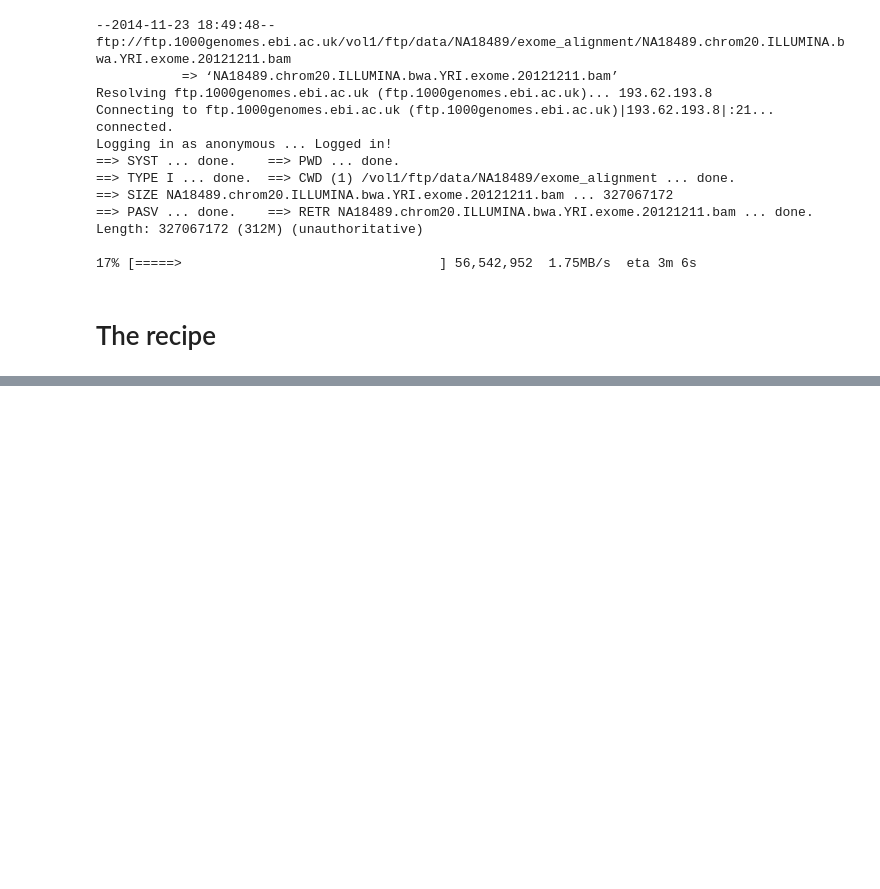
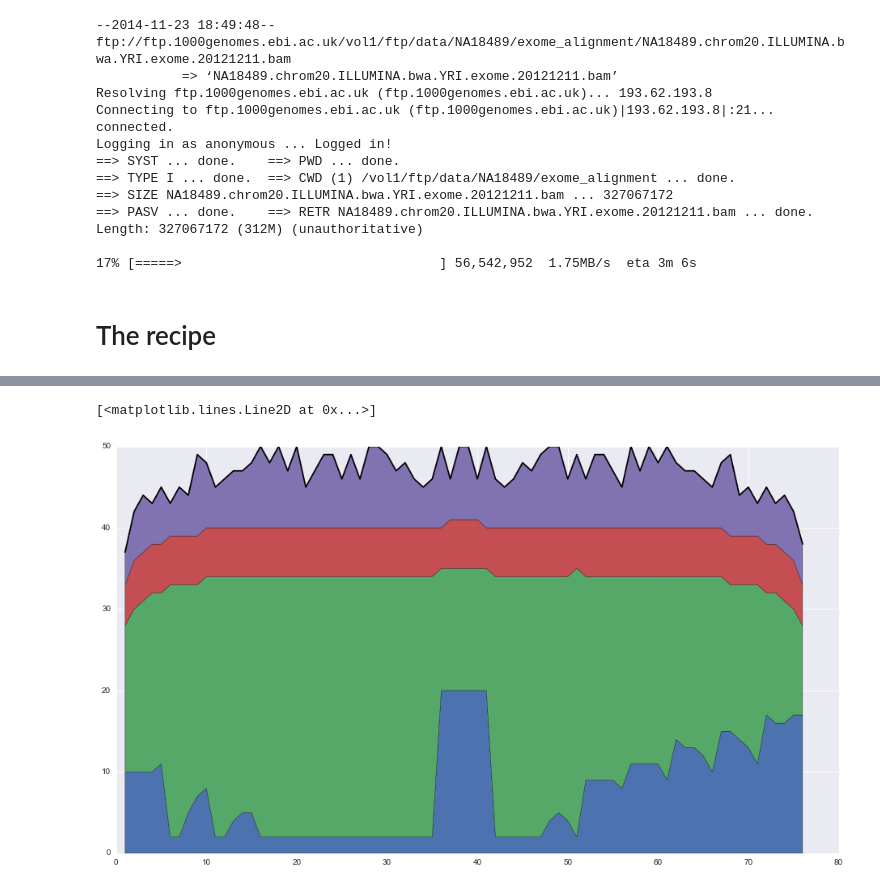
Before and after one commit to tiagoantao/bioinf-python, a Jupyter notebook: notebooks/01_NGS/Working_with_BAM.ipynb, the cells around one changed output, grey strips where cells are left out. Cells and saved outputs as stored; diff of their text form; code cells hidden in the pictures; blank space fills up the shorter version.

```diff
--- a/notebooks/01_NGS/Working_with_BAM.ipynb
+++ b/notebooks/01_NGS/Working_with_BAM.ipynb
@@ -58,0 +96,20 @@ SRR100025.29222641      163     19      60056   60      76M     19      60074
+# %%
+phreds = defaultdict(list)
+for rec in bam.fetch('20', 0, None):
+    for i in range(rec.query_alignment_start, rec.query_alignment_end):
+        phreds[i].append(rec.query_qualities[i])
+# %%
+maxs = [max(phreds[i]) for i in range(76)]
+tops = [np.percentile(phreds[i], 95) for i in range(76)]
+medians = [np.percentile(phreds[i], 50) for i in range(76)]
+bottoms = [np.percentile(phreds[i], 5) for i in range(76)]
+medians_fig = [x - y for x, y in zip(medians, bottoms)]
+tops_fig = [x - y for x, y in zip(tops, medians)]
+maxs_fig = [x - y for x, y in zip(maxs, tops)]
+# %%
+fig, ax = plt.subplots(figsize=(16,9))
+ax.stackplot(range(1, 77), (bottoms, medians_fig, tops_fig, maxs_fig))
+ax.plot(range(1, 77), maxs, 'k-')
+# %% [output]
+[<matplotlib.lines.Line2D at 0x...>]
+[figure, added]
```
Also changed, not shown: parts of 6 cells of this notebook.
